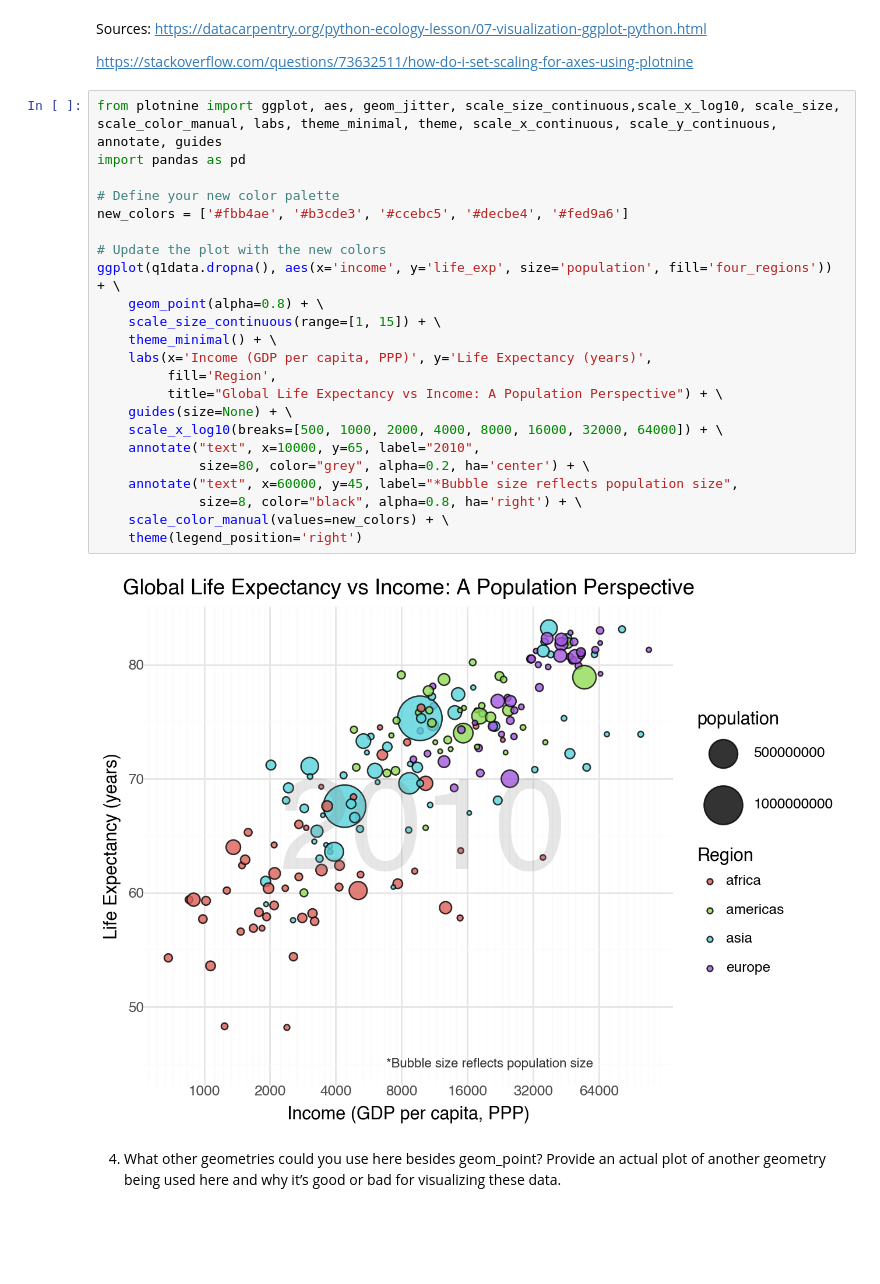
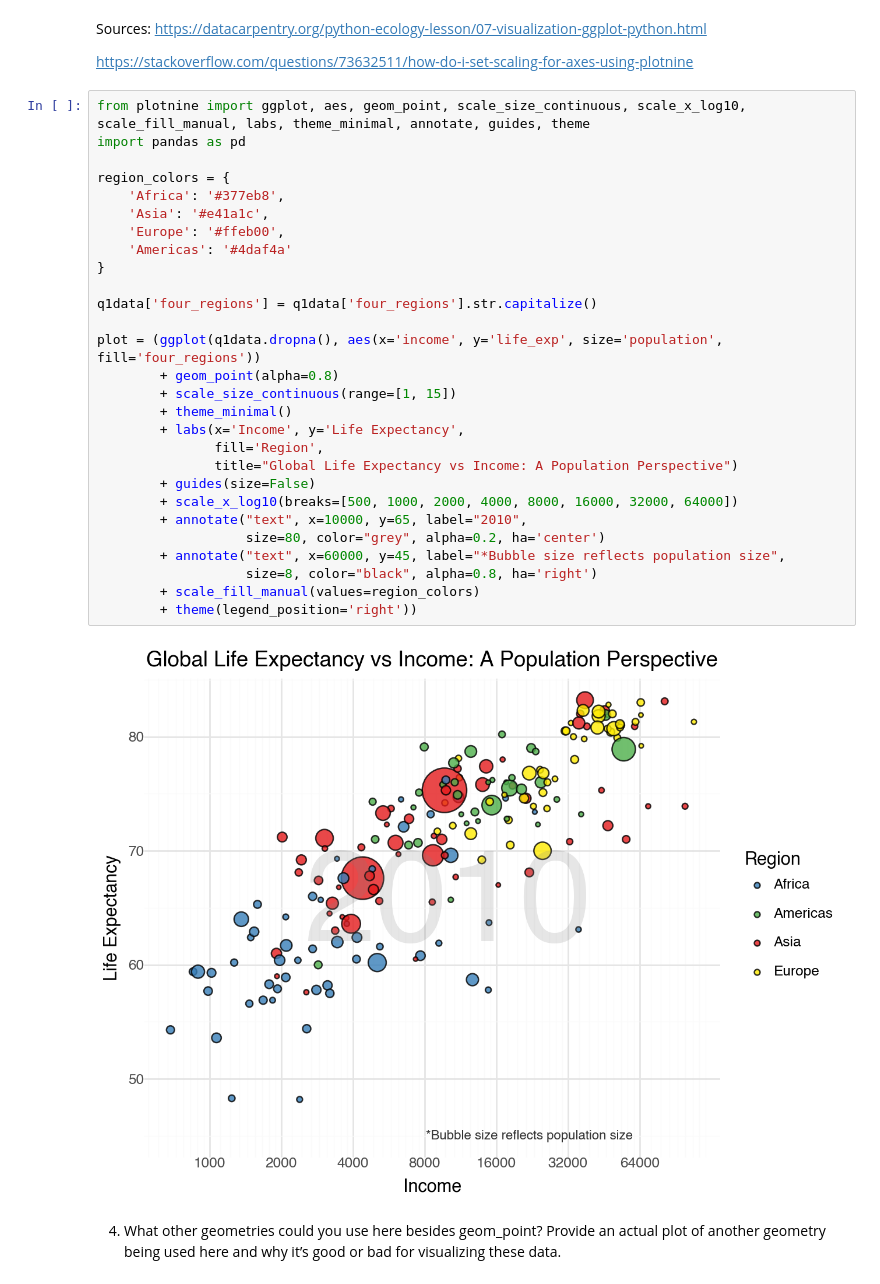
Before and after one commit to cpslo/GSB-S544, a Jupyter notebook: Week_1/Labs/Labs1/Lab01.ipynb, the cells around one changed output. Saved outputs shown, nothing was run; the diff lists cells and outputs as text; blank space fills up the shorter version.

```diff
--- a/Week_1/Labs/Labs1/Lab01.ipynb
+++ b/Week_1/Labs/Labs1/Lab01.ipynb
@@ -56,31 +56,36 @@ Sources:
 https://datacarpentry.org/python-ecology-lesson/07-visualization-ggplot-python.html
 
 https://stackoverflow.com/questions/73632511/how-do-i-set-scaling-for-axes-using-plotnine
-# %%
-from plotnine import ggplot, aes, geom_jitter, scale_size_continuous,scale_x_log10, scale_size, scale_color_manual, labs, theme_minimal, theme, scale_x_continuous, scale_y_continuous, annotate, guides
-import pandas as pd
-
-# Define your new color palette
-new_colors = ['#fbb4ae', '#b3cde3', '#ccebc5', '#decbe4', '#fed9a6']
-
-# Update the plot with the new colors
-ggplot(q1data.dropna(), aes(x='income', y='life_exp', size='population', fill='four_regions')) + \
-    geom_point(alpha=0.8) + \
-    scale_size_continuous(range=[1, 15]) + \
-    theme_minimal() + \
-    labs(x='Income (GDP per capita, PPP)', y='Life Expectancy (years)',
-         fill='Region',
-         title="Global Life Expectancy vs Income: A Population Perspective") + \
-    guides(size=None) + \
-    scale_x_log10(breaks=[500, 1000, 2000, 4000, 8000, 16000, 32000, 64000]) + \
-    annotate("text", x=10000, y=65, label="2010",
-             size=80, color="grey", alpha=0.2, ha='center') + \
-    annotate("text", x=60000, y=45, label="*Bubble size reflects population size",
-             size=8, color="black", alpha=0.8, ha='right') + \
-    scale_color_manual(values=new_colors) + \
-    theme(legend_position='right')
-# %% [output]
-[figure, removed]
+# %%
+from plotnine import ggplot, aes, geom_point, scale_size_continuous, scale_x_log10, scale_fill_manual, labs, theme_minimal, annotate, guides, theme
+import pandas as pd
+
+region_colors = {
+    'Africa': '#377eb8',
+    'Asia': '#e41a1c',
+    'Europe': '#ffeb00',
+    'Americas': '#4daf4a'
+}
+
+q1data['four_regions'] = q1data['four_regions'].str.capitalize()
+
+plot = (ggplot(q1data.dropna(), aes(x='income', y='life_exp', size='population', fill='four_regions'))
+        + geom_point(alpha=0.8)
+        + scale_size_continuous(range=[1, 15])
+        + theme_minimal()
+        + labs(x='Income', y='Life Expectancy',
+               fill='Region',
+               title="Global Life Expectancy vs Income: A Population Perspective")
+        + guides(size=False)
+        + scale_x_log10(breaks=[500, 1000, 2000, 4000, 8000, 16000, 32000, 64000])
+        + annotate("text", x=10000, y=65, label="2010",
+                   size=80, color="grey", alpha=0.2, ha='center')
+        + annotate("text", x=60000, y=45, label="*Bubble size reflects population size",
+                   size=8, color="black", alpha=0.8, ha='right')
+        + scale_fill_manual(values=region_colors)
+        + theme(legend_position='right'))
+# %% [output]
+[figure, added]
 # %% [markdown]
 4. What other geometries could you use here besides geom_point? Provide an actual plot of another geometry being used here and why it’s good or bad for visualizing these data.
 # %% [markdown]
```
Also changed, not shown: parts of 27 cells of this notebook, 19 other files.
